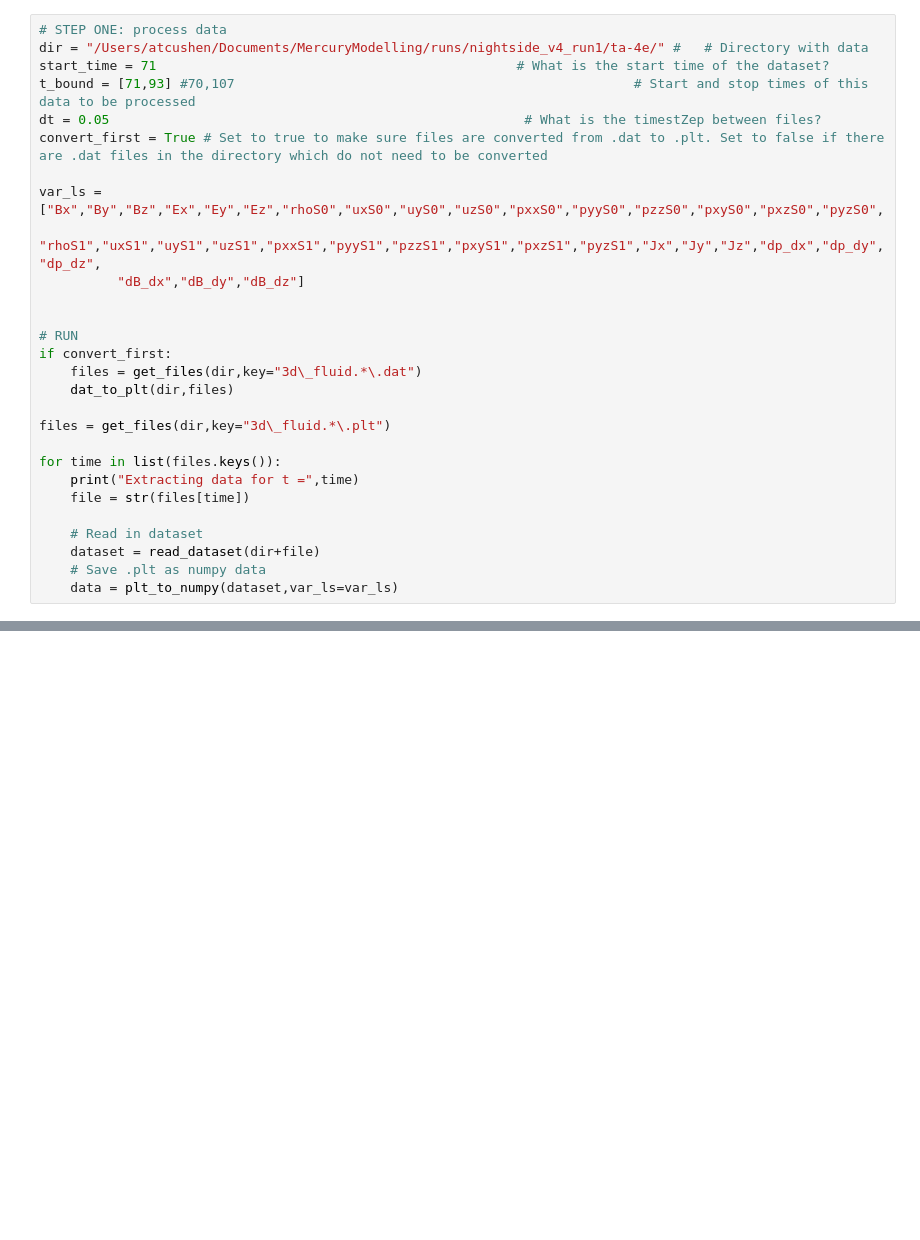
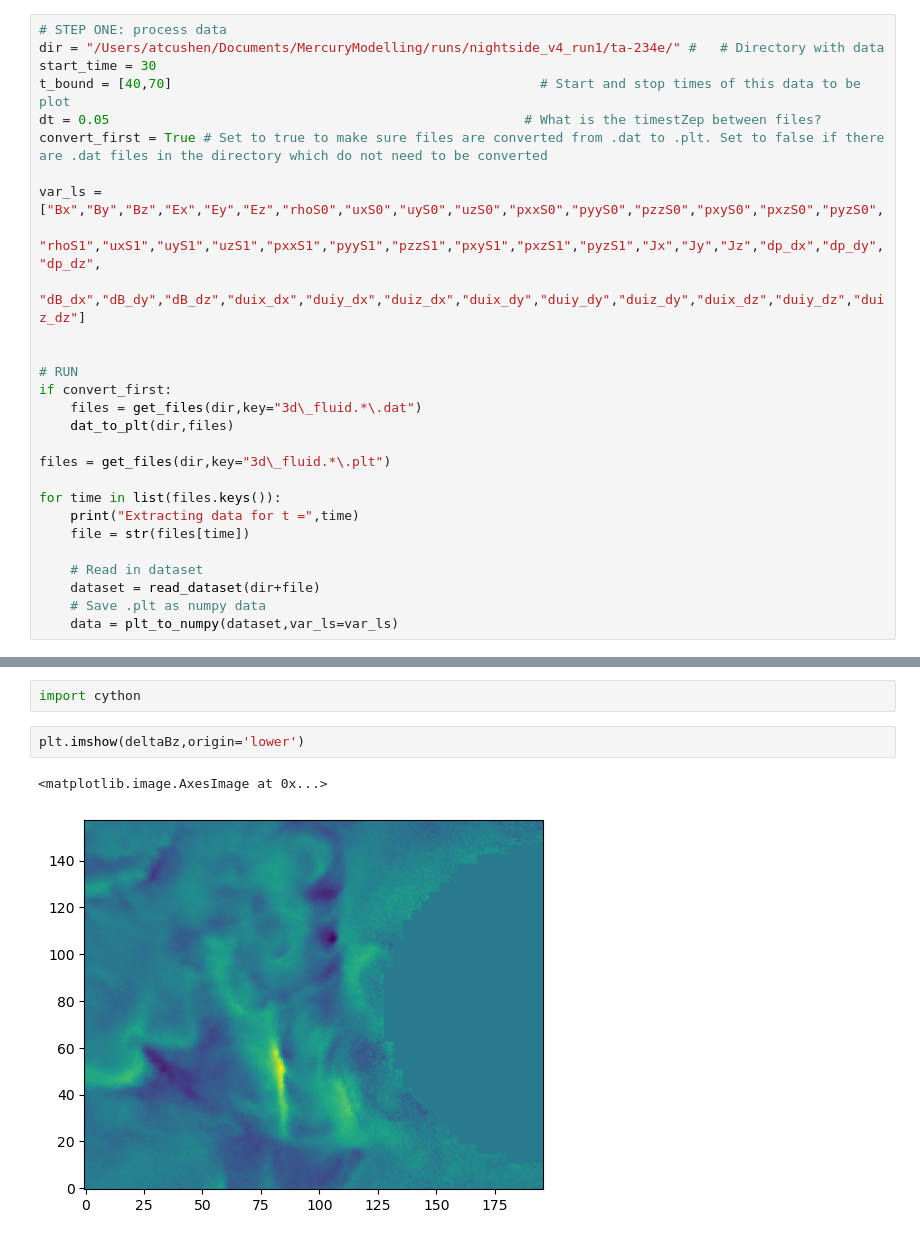
Before and after one commit to alexandercushen/MercuryModelling, a Jupyter notebook: plotting/3D_plotting.ipynb, the cells around one changed output, grey strips where cells are left out. Saved outputs shown, nothing was run; the diff lists cells and outputs as text; blank space fills up the shorter version.

```diff
--- a/plotting/3D_plotting.ipynb
+++ b/plotting/3D_plotting.ipynb
@@ -413,14 +520,14 @@ def create_above_surface_mask(X, Y, Z, XX, YY, ZZ):
 # %%
 # STEP ONE: process data
-dir = "/Users/atcushen/Documents/MercuryModelling/runs/nightside_v4_run1/ta-4e/" #   # Directory with data
-start_time = 71                                              # What is the start time of the dataset?
-t_bound = [71,93] #70,107                                                   # Start and stop times of this data to be processed
+dir = "/Users/atcushen/Documents/MercuryModelling/runs/nightside_v4_run1/ta-234e/" #   # Directory with data
+start_time = 30
+t_bound = [40,70]                                               # Start and stop times of this data to be plot
 dt = 0.05                                                     # What is the timestZep between files?
 convert_first = True # Set to true to make sure files are converted from .dat to .plt. Set to false if there are .dat files in the directory which do not need to be converted
 
 var_ls = ["Bx","By","Bz","Ex","Ey","Ez","rhoS0","uxS0","uyS0","uzS0","pxxS0","pyyS0","pzzS0","pxyS0","pxzS0","pyzS0",
           "rhoS1","uxS1","uyS1","uzS1","pxxS1","pyyS1","pzzS1","pxyS1","pxzS1","pyzS1","Jx","Jy","Jz","dp_dx","dp_dy","dp_dz",
-          "dB_dx","dB_dy","dB_dz"]
+          "dB_dx","dB_dy","dB_dz","duix_dx","duiy_dx","duiz_dx","duix_dy","duiy_dy","duiz_dy","duix_dz","duiy_dz","duiz_dz"]
 
 
 # RUN
@@ -2020,0 +3441,7 @@ array([-8.8201890e-16, -5.5039047e-16, -1.4452087e-15, -1.4749508e-15,
+# %%
+import cython
+# %%
+plt.imshow(deltaBz,origin='lower')
+# %% [output]
+<matplotlib.image.AxesImage at 0x...>
+[figure, added]
```
Also changed, not shown: parts of 14 cells of this notebook, 7 other files.
